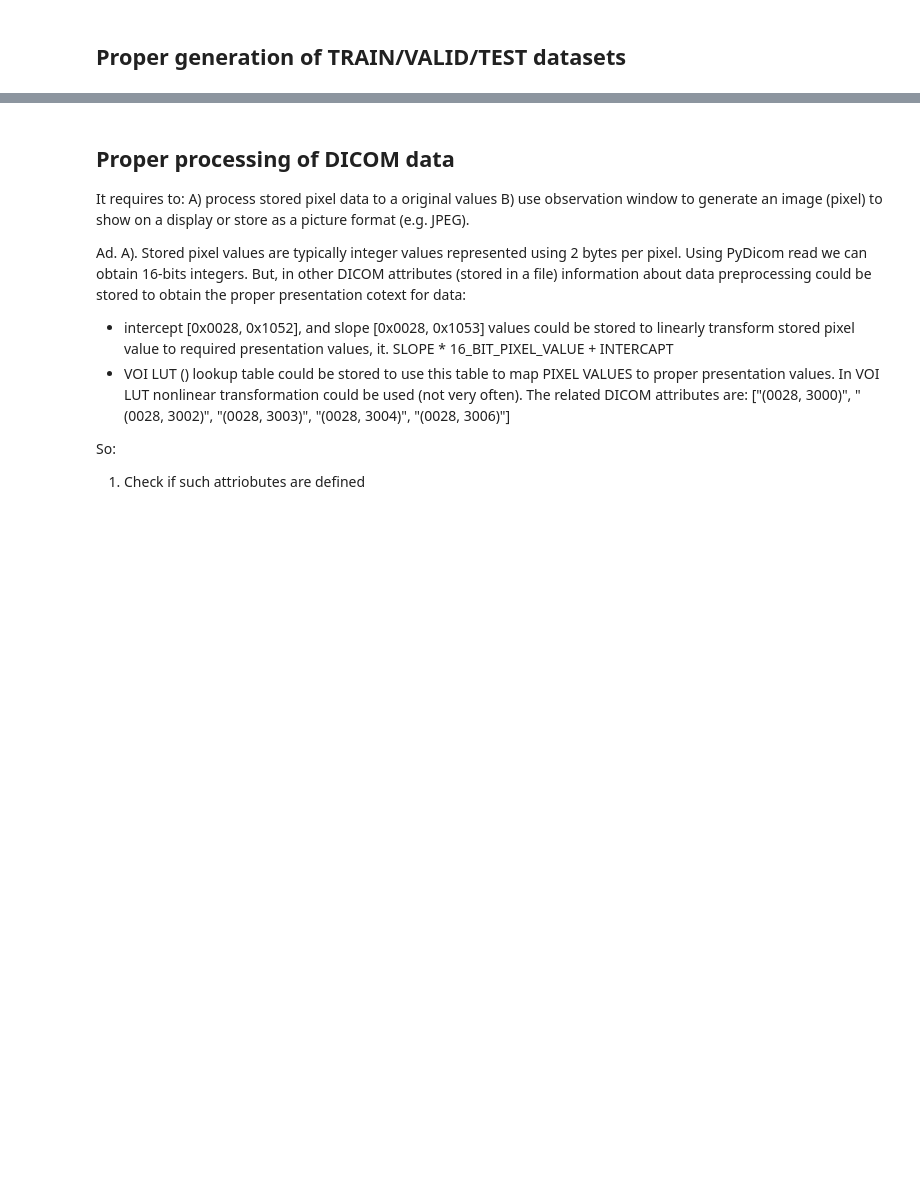
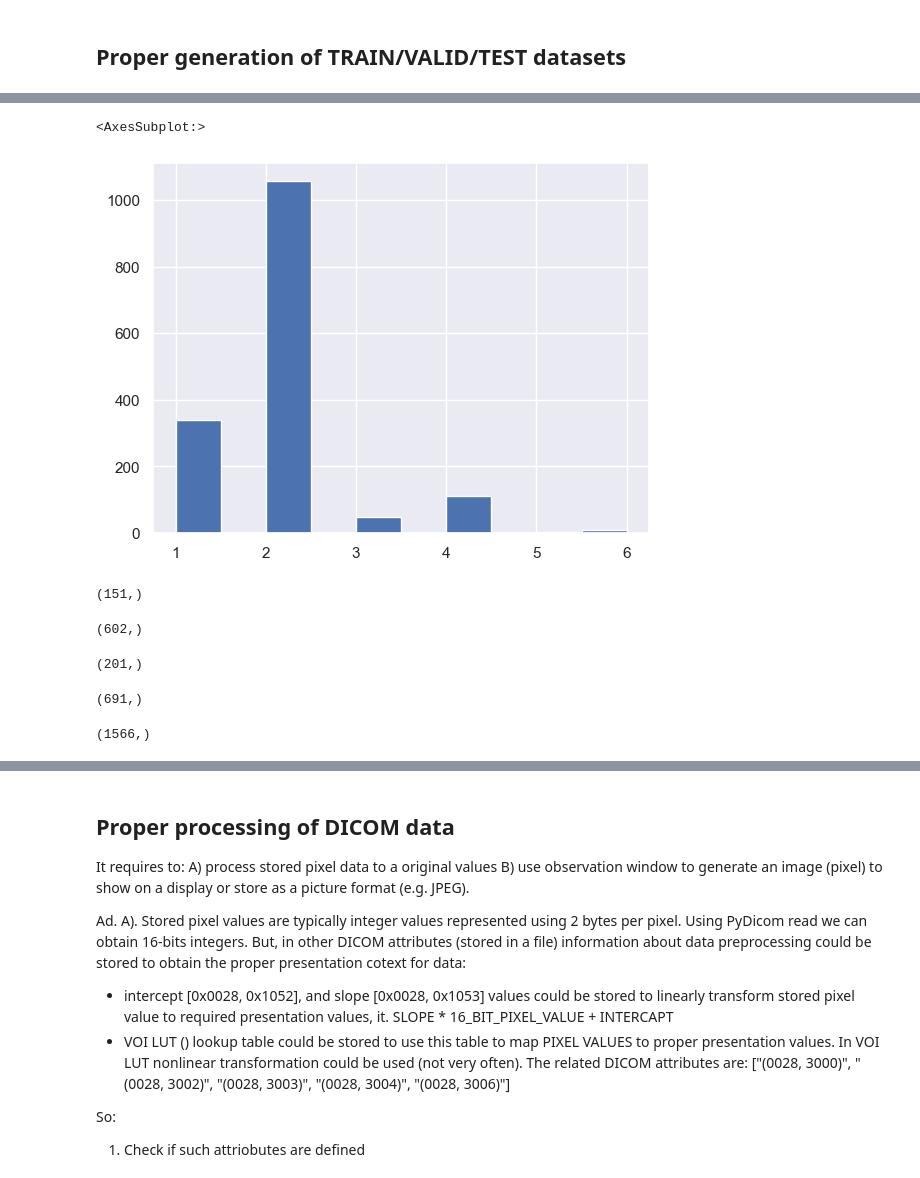
Before and after one commit to Griphu/federated_learning_demo, a Jupyter notebook: notebooks/read_dicom_files.ipynb, the cells around one changed output, grey strips where cells are left out. Drawn from its saved outputs; the diff is of its cells as text; code cells hidden in the pictures; blank space fills up the shorter version.

```diff
--- a/notebooks/read_dicom_files.ipynb
+++ b/notebooks/read_dicom_files.ipynb
@@ -68,0 +48,2 @@ df.head()
+# %%
+subjects = full_mammo['Subject ID'].str.split('_',expand=True)
@@ -68,0 +66,25 @@ df.head()
+# %%
+subjects.groupby(2)[1].count().hist()
+# %% [output]
+<AxesSubplot:>
+[figure, added]
+# %%
+subjects.loc[subjects[0]=='Calc-Test'][2].drop_duplicates().shape
+# %% [output]
+(151,)
+# %%
+subjects.loc[subjects[0]=='Calc-Training'][2].drop_duplicates().shape
+# %% [output]
+(602,)
+# %%
+subjects.loc[subjects[0]=='Mass-Test'][2].drop_duplicates().shape
+# %% [output]
+(201,)
+# %%
+subjects.loc[subjects[0]=='Mass-Training'][2].drop_duplicates().shape
+# %% [output]
+(691,)
+# %%
+subjects[2].drop_duplicates().shape
+# %% [output]
+(1566,)
```
Also changed, not shown: parts of 16 cells of this notebook, 27 other files.
